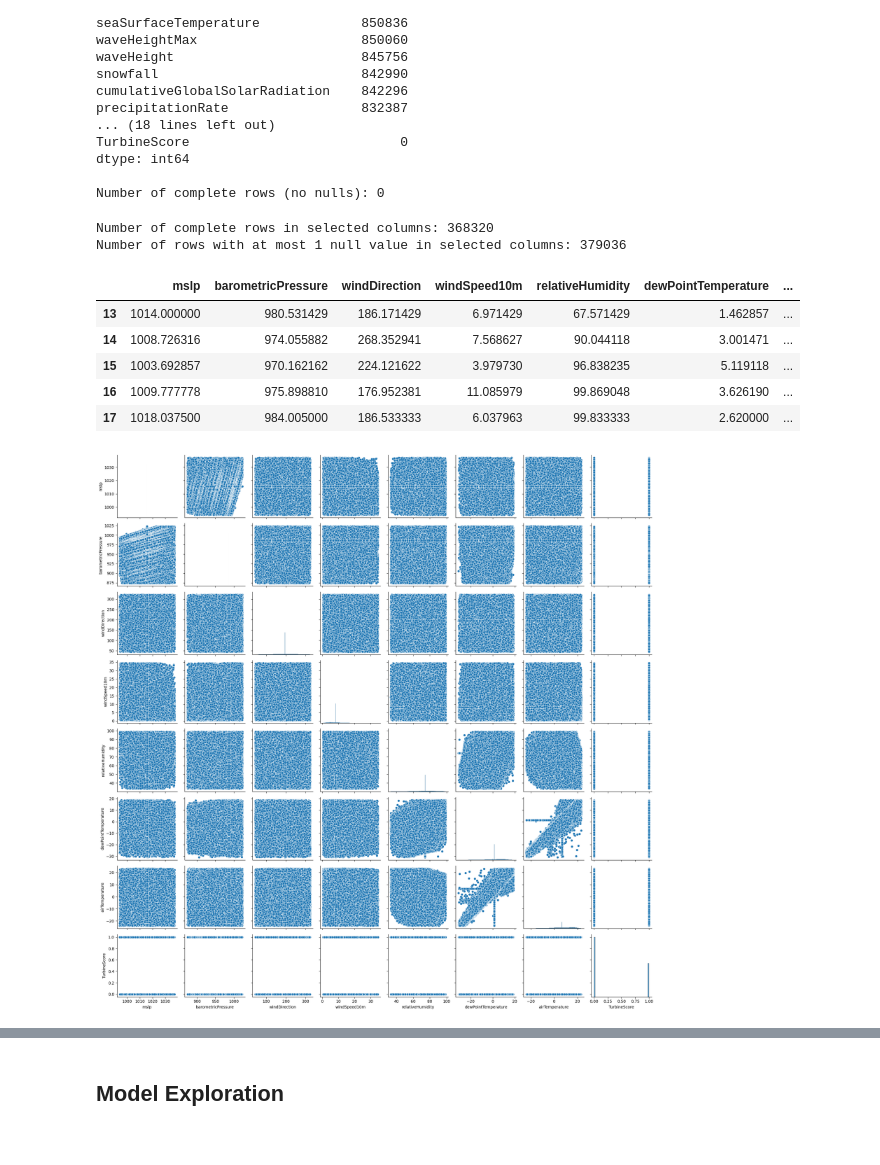
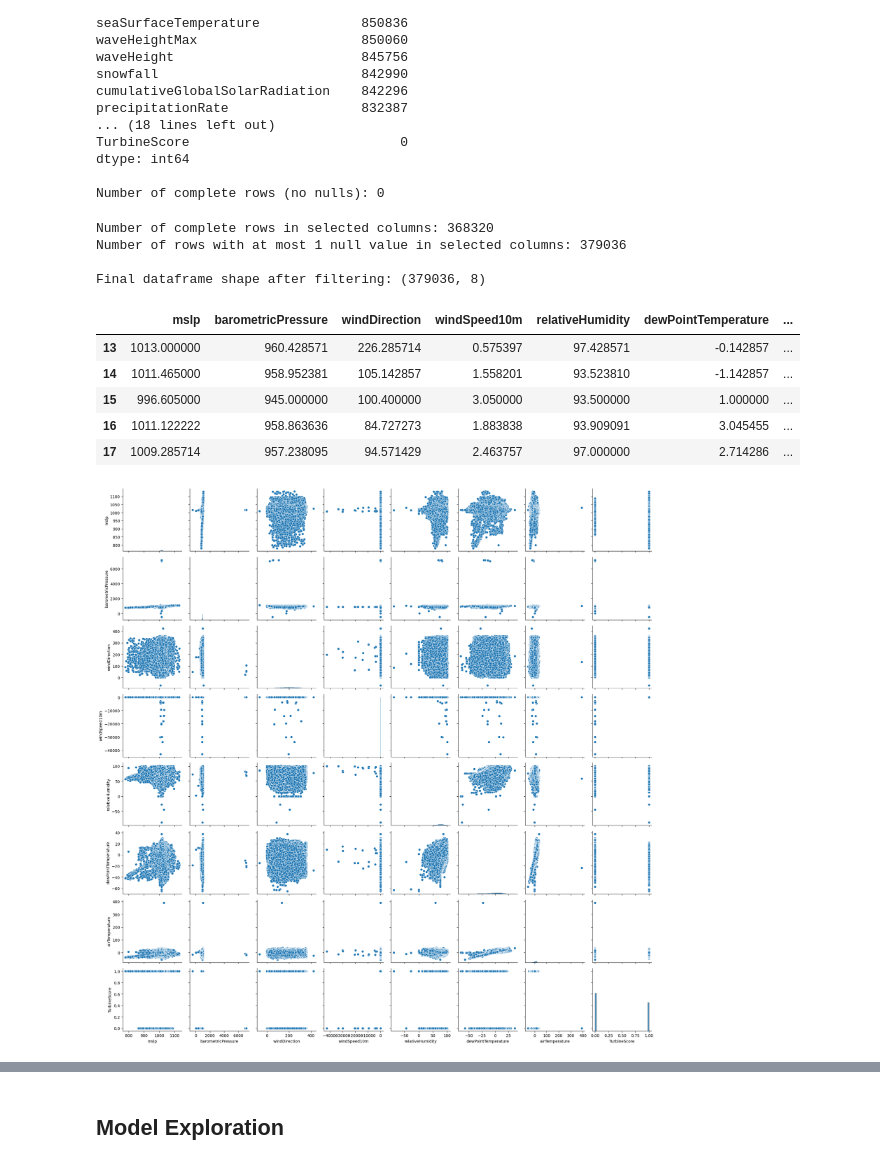
Before and after one commit to kevin-manka/ml-wind-turbine-site-suitability, a Jupyter notebook: turbine_prediction_model.ipynb, the cells around one changed output, grey strips where cells are left out. Cells and saved outputs as stored; diff of their text form; code cells hidden in the pictures.

```diff
--- a/turbine_prediction_model.ipynb
+++ b/turbine_prediction_model.ipynb
@@ -101,42 +101,42 @@ print(f'\nNumber of complete rows in selected columns: {num_complete_selected_ro
 
 num_rows_at_most_1_null = df_selected[df_selected.isnull().sum(axis=1) <= 1].shape[0]
 print(f'Number of rows with at most 1 null value in selected columns: {num_rows_at_most_1_null}')
+
+# Remove rows with more than 1 null value in selected columns
+df_final = df_selected[df_selected.isnull().sum(axis=1) <= 1].copy()
+print(f'\nFinal dataframe shape after filtering: {df_final.shape}')
 # %% [output]
 Number of complete rows in selected columns: 368320
 Number of rows with at most 1 null value in selected columns: 379036
+
+Final dataframe shape after filtering: (379036, 8)
 # %%
 # Perform data imputation on null values (median)
 
 for column in selected_columns:
     if column != 'TurbineScore':
-        median_value = df_selected[column].median()
-        df_selected[column] = df_selected[column].fillna(median_value)
+        median_value = df_final[column].median()
+        df_final[column] = df_final[column].fillna(median_value)
 
-df_selected.head()
+df_final.head()
 # %% [output]
 |  | mslp | barometricPressure | windDirection | windSpeed10m | relativeHumidity | dewPointTemperature | ... |
-| 13 | 1014.000000 | 980.531429 | 186.171429 | 6.971429 | 67.571429 | 1.462857 | ... |
-| 14 | 1008.726316 | 974.055882 | 268.352941 | 7.568627 | 90.044118 | 3.001471 | ... |
-| 15 | 1003.692857 | 970.162162 | 224.121622 | 3.979730 | 96.838235 | 5.119118 | ... |
-| 16 | 1009.777778 | 975.898810 | 176.952381 | 11.085979 | 99.869048 | 3.626190 | ... |
-| 17 | 1018.037500 | 984.005000 | 186.533333 | 6.037963 | 99.833333 | 2.620000 | ... |
+| 13 | 1013.000000 | 960.428571 | 226.285714 | 0.575397 | 97.428571 | -0.142857 | ... |
+| 14 | 1011.465000 | 958.952381 | 105.142857 | 1.558201 | 93.523810 | -1.142857 | ... |
+| 15 | 996.605000 | 945.000000 | 100.400000 | 3.050000 | 93.500000 | 1.000000 | ... |
+| 16 | 1011.122222 | 958.863636 | 84.727273 | 1.883838 | 93.909091 | 3.045455 | ... |
+| 17 | 1009.285714 | 957.238095 | 94.571429 | 2.463757 | 97.000000 | 2.714286 | ... |
 # %%
-# Remove outliers (using percentile-based filtering) and visualize relationships between features
+# Visualize relationships between features
 
 import matplotlib.pyplot as plt
 import seaborn as sns
 
-for column in selected_columns:
-    if column != 'TurbineScore':
-        lower_bound = df_selected[column].quantile(0.01)
-        upper_bound = df_selected[column].quantile(0.99)
-        df_selected = df_selected[(df_selected[column] >= lower_bound) & (df_selected[column] <= upper_bound)]
-
-sns.pairplot(df_selected, height=2.5)
+sns.pairplot(df_final, height=2.5)
 plt.tight_layout()
 plt.show()
 # %% [output]
-[figure, old version]
+[figure, new version]
 # %%
 # Visualize correlation heatmap
 
```
Also changed, not shown: parts of 8 cells of this notebook, 1 other file.
